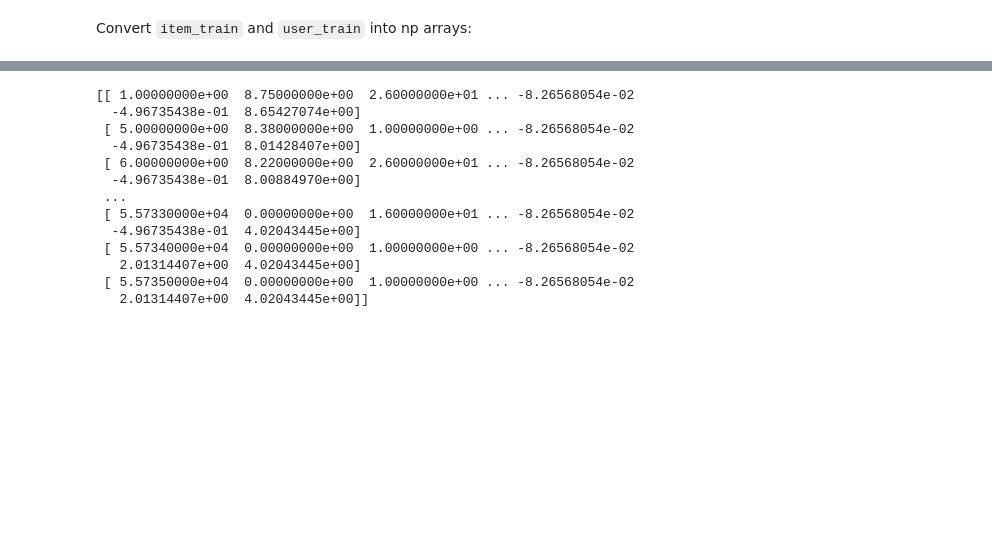
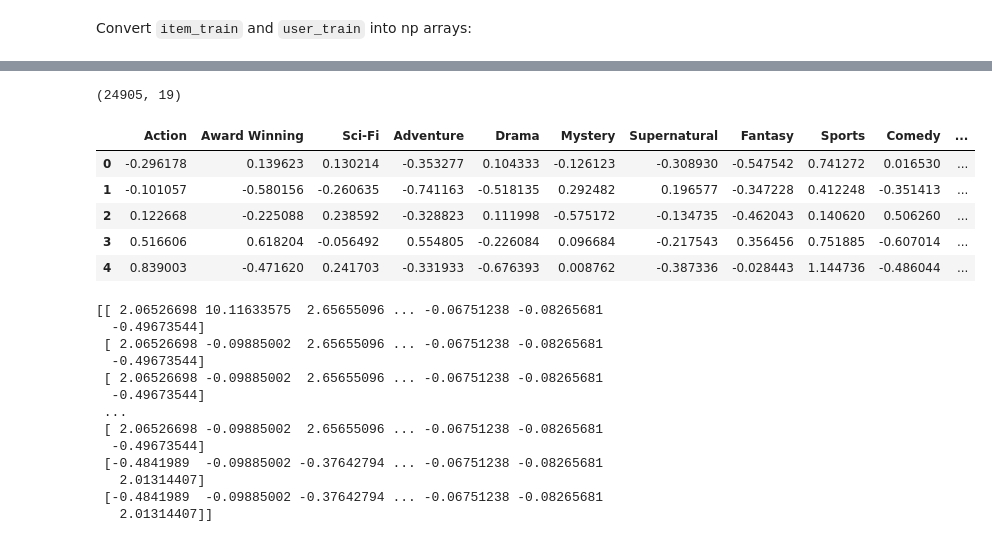
Before and after one commit to kseto06/OtakuNet, a Jupyter notebook: notebooks/ContentBasedAnime.ipynb, the cells around one changed output, grey strips where cells are left out. Drawn from its saved outputs; the diff is of its cells as text; code cells hidden in the pictures; blank space fills up the shorter version.

```diff
--- a/notebooks/ContentBasedAnime.ipynb
+++ b/notebooks/ContentBasedAnime.ipynb
@@ -311,2 +326,8 @@ print(y_train_arr)
 # %% [markdown]
 Convert `item_train` and `user_train` into np arrays:
+# %%
+# Ensure we drop all unneeded values in data before training
+pd.options.display.max_columns = None
+item_train = item_train.drop(columns=["anime_id", "Score", "Episodes", "Scored By", "Bayesian Rating"])
+print(item_train.shape)
+item_train.head()
@@ -313,20 +342,32 @@ Convert `item_train` and `user_train` into np arrays:
+# %%
+user_train = user_train.drop(columns=["user_id"])
+print(user_train.shape)
+user_train.head()
+# %% [output]
+(24905, 19)
+|  | Action | Award Winning | Sci-Fi | Adventure | Drama | Mystery | Supernatural | Fantasy | Sports | Comedy | ... |
+| 0 | -0.296178 | 0.139623 | 0.130214 | -0.353277 | 0.104333 | -0.126123 | -0.308930 | -0.547542 | 0.741272 | 0.016530 | ... |
+| 1 | -0.101057 | -0.580156 | -0.260635 | -0.741163 | -0.518135 | 0.292482 | 0.196577 | -0.347228 | 0.412248 | -0.351413 | ... |
+| 2 | 0.122668 | -0.225088 | 0.238592 | -0.328823 | 0.111998 | -0.575172 | -0.134735 | -0.462043 | 0.140620 | 0.506260 | ... |
+| 3 | 0.516606 | 0.618204 | -0.056492 | 0.554805 | -0.226084 | 0.096684 | -0.217543 | 0.356456 | 0.751885 | -0.607014 | ... |
+| 4 | 0.839003 | -0.471620 | 0.241703 | -0.331933 | -0.676393 | 0.008762 | -0.387336 | -0.028443 | 1.144736 | -0.486044 | ... |
 # %%
 item_train_arr = item_train.to_numpy()
 print(item_train_arr)
 # %% [output]
-[[ 1.00000000e+00  8.75000000e+00  2.60000000e+01 ... -8.26568054e-02
-  -4.96735438e-01  8.65427074e+00]
- [ 5.00000000e+00  8.38000000e+00  1.00000000e+00 ... -8.26568054e-02
-  -4.96735438e-01  8.01428407e+00]
- [ 6.00000000e+00  8.22000000e+00  2.60000000e+01 ... -8.26568054e-02
-  -4.96735438e-01  8.00884970e+00]
+[[ 2.06526698 10.11633575  2.65655096 ... -0.06751238 -0.08265681
+  -0.49673544]
+ [ 2.06526698 -0.09885002  2.65655096 ... -0.06751238 -0.08265681
+  -0.49673544]
+ [ 2.06526698 -0.09885002  2.65655096 ... -0.06751238 -0.08265681
+  -0.49673544]
  ...
- [ 5.57330000e+04  0.00000000e+00  1.60000000e+01 ... -8.26568054e-02
-  -4.96735438e-01  4.02043445e+00]
- [ 5.57340000e+04  0.00000000e+00  1.00000000e+00 ... -8.26568054e-02
-   2.01314407e+00  4.02043445e+00]
- [ 5.57350000e+04  0.00000000e+00  1.00000000e+00 ... -8.26568054e-02
-   2.01314407e+00  4.02043445e+00]]
+ [ 2.06526698 -0.09885002  2.65655096 ... -0.06751238 -0.08265681
+  -0.49673544]
+ [-0.4841989  -0.09885002 -0.37642794 ... -0.06751238 -0.08265681
+   2.01314407]
+ [-0.4841989  -0.09885002 -0.37642794 ... -0.06751238 -0.08265681
+   2.01314407]]
 # %%
 user_train_arr = user_train.to_numpy()
 print(user_train_arr)
```
Also changed, not shown: parts of 23 cells of this notebook.
